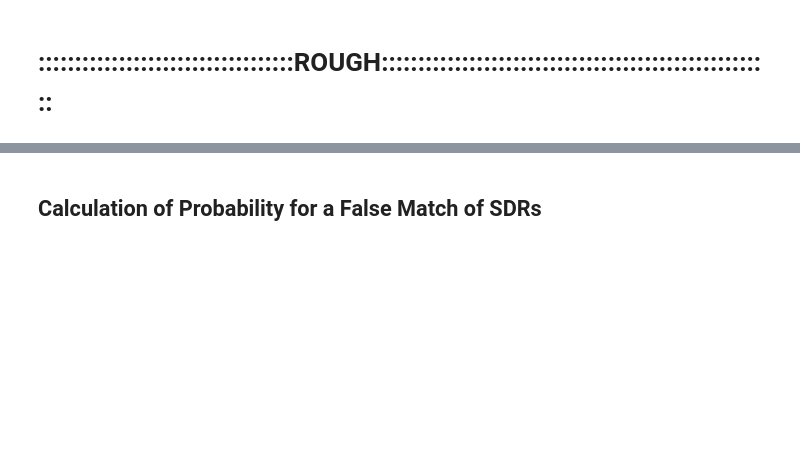
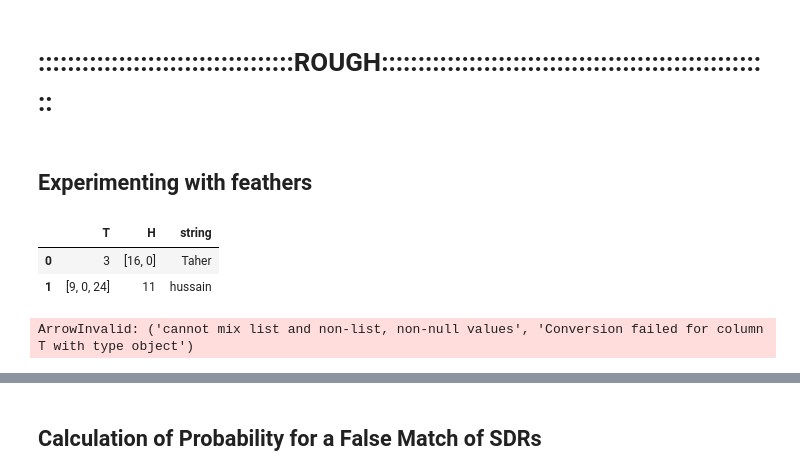
Before and after one commit to TaherHabib/htm-sequence-learning, a Jupyter notebook: Notebooks/AGL_GrammarGeneration.ipynb, the cells around one changed output, grey strips where cells are left out. Drawn from its saved outputs; the diff is of its cells as text; code cells hidden in the pictures; blank space fills up the shorter version.

```diff
--- a/Notebooks/AGL_GrammarGeneration.ipynb
+++ b/Notebooks/AGL_GrammarGeneration.ipynb
@@ -429,3 +430,22 @@ print(b)
 [1, 2, 3]
 # %% [markdown]
 # :::::::::::::::::::::::::::::::::::ROUGH::::::::::::::::::::::::::::::::::::::::::::::::::::::
+# %% [markdown]
+## Experimenting with feathers
+# %%
+import pyarrow.parquet as pq
+import pyarrow as pa
+
+
+arr = np.random.randn(10)
+dic = {'T': [3,[9,0,24]], 'H': [[16,0],11], 'string': ['Taher', 'hussain']}
+df = pd.DataFrame(dic)
+df
+# %% [output]
+|  | T | H | string |
+| 0 | 3 | [16, 0] | Taher |
+| 1 | [9, 0, 24] | 11 | hussain |
+# %%
+table = pa.Table.from_pandas(df)
+# %% [output]
+ArrowInvalid: ('cannot mix list and non-list, non-null values', 'Conversion failed for column T with type object')
```
Also changed, not shown: parts of 9 cells of this notebook, 1 other file.
